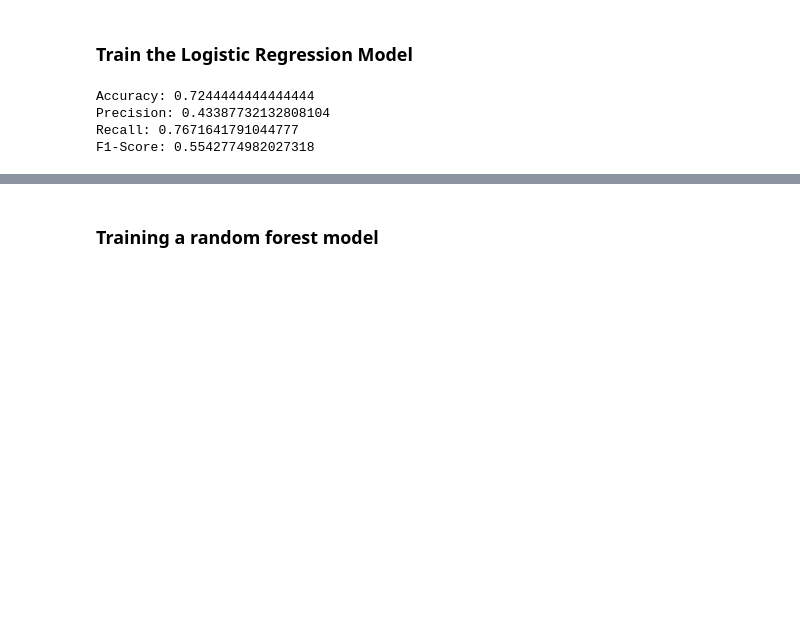
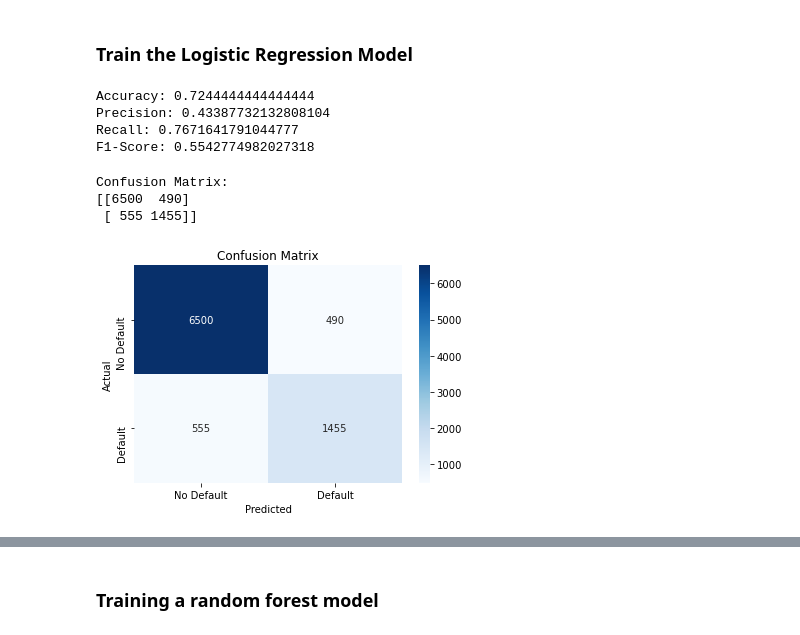
Before and after one commit to IAN-RIUA/Loan-Approval-Predictor, a Jupyter notebook: index.ipynb, the cells around one changed output, grey strips where cells are left out. Saved outputs shown, nothing was run; the diff lists cells and outputs as text; code cells hidden in the pictures; blank space fills up the shorter version.

```diff
--- a/index.ipynb
+++ b/index.ipynb
@@ -408,3 +423,23 @@ Accuracy: 0.7244444444444444
 Precision: 0.43387732132808104
 Recall: 0.7671641791044777
 F1-Score: 0.5542774982027318
+# %%
+# Compute confusion matrix
+conf_matrix = confusion_matrix(y_test, test_pred)
+
+# Print confusion matrix
+print("Confusion Matrix:")
+print(conf_matrix)
+
+# Plot confusion matrix
+plt.figure(figsize=(6,4))
+sns.heatmap(conf_matrix, annot=True, fmt='d', cmap='Blues', xticklabels=['No Default', 'Default'], yticklabels=['No Default', 'Default'])
+plt.xlabel('Predicted')
+plt.ylabel('Actual')
+plt.title('Confusion Matrix')
+plt.show()
+# %% [output]
+Confusion Matrix:
+[[6500  490]
+ [ 555 1455]]
+[figure, added]
```
Also changed, not shown: parts of 14 cells of this notebook.
